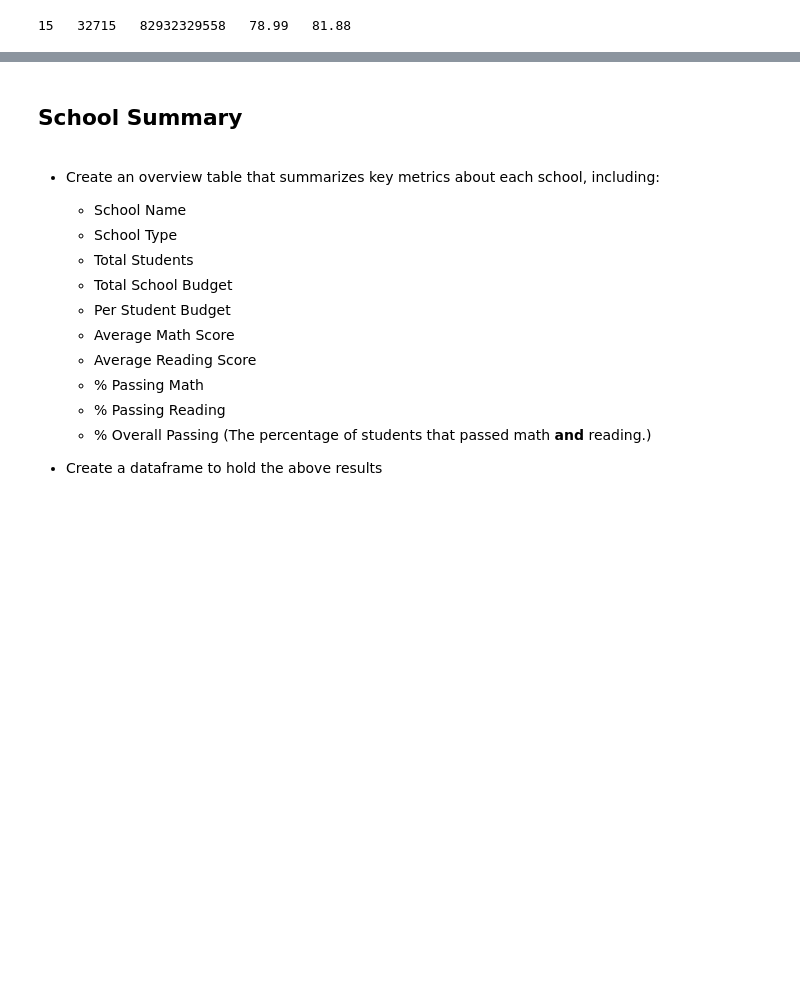
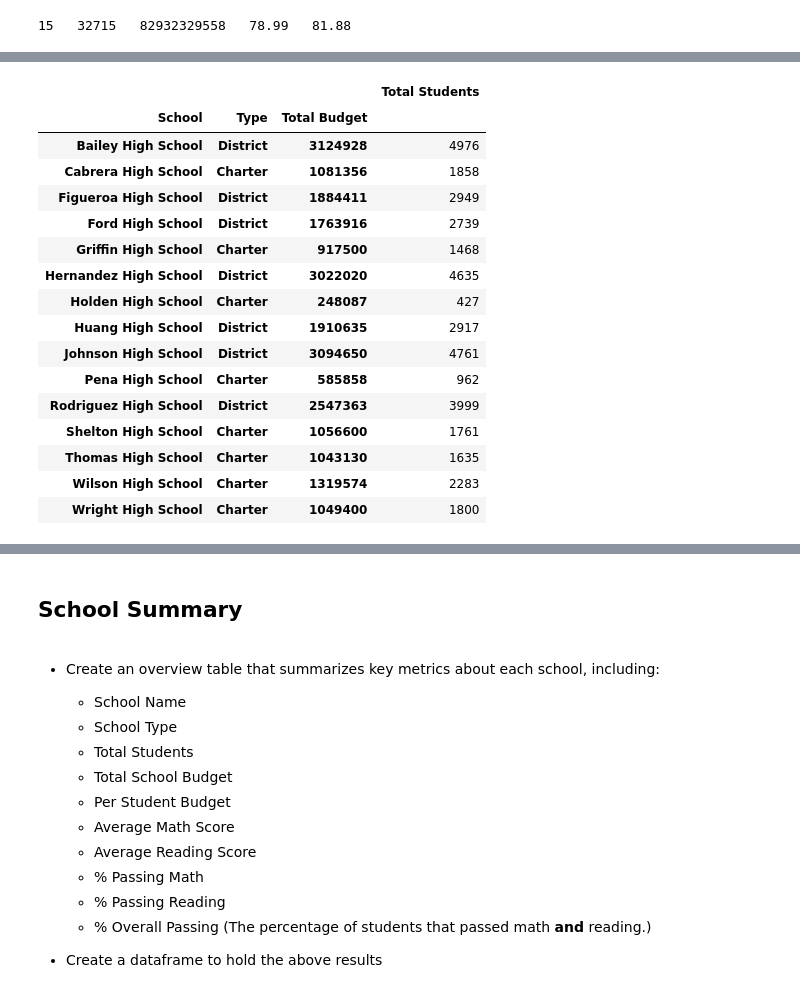
Before and after one commit to darrenlefort/Pandas-Challenge, a Jupyter notebook: PyCitySchools/PyCitySchools.ipynb, the cells around one changed output, grey strips where cells are left out. Cells and saved outputs as stored; diff of their text form; code cells hidden in the pictures; blank space fills up the shorter version.

```diff
--- a/PyCitySchools/PyCitySchools.ipynb
+++ b/PyCitySchools/PyCitySchools.ipynb
@@ -97,0 +98,5 @@ district_summ
+# %%
+school_summ["Math Score"] = school_summ.loc[school_summ["Math Grade"]== "Pass", ["Total Students"]]
+school_summ["Reading Score"] = school_summ.loc[school_summ["Reading Grade"]== "Pass", ["Total Students"]]
+school_summ["Both Passed"] = school_summ.loc[school_summ["Pass Both"]== True, ["Total Students"]]
+school_summ.head()
@@ -98,3 +110,27 @@ district_summ
+# %%
+school_summ = school_summ.fillna(0)
+# %%
+school_summ = school_summ.groupby(["School","Type","Total Budget"],as_index=True).agg({"Total Students": "sum"})
+# "Math Score": "sum", "Reading Score": "sum", "Both Passed": "sum"
+school_summ
+# %% [output]
+|  |  |  | Total Students |
+| School | Type | Total Budget |  |
+| Bailey High School | District | 3124928 | 4976 |
+| Cabrera High School | Charter | 1081356 | 1858 |
+| Figueroa High School | District | 1884411 | 2949 |
+| Ford High School | District | 1763916 | 2739 |
+| Griffin High School | Charter | 917500 | 1468 |
+| Hernandez High School | District | 3022020 | 4635 |
+| Holden High School | Charter | 248087 | 427 |
+| Huang High School | District | 1910635 | 2917 |
+| Johnson High School | District | 3094650 | 4761 |
+| Pena High School | Charter | 585858 | 962 |
+| Rodriguez High School | District | 2547363 | 3999 |
+| Shelton High School | Charter | 1056600 | 1761 |
+| Thomas High School | Charter | 1043130 | 1635 |
+| Wilson High School | Charter | 1319574 | 2283 |
+| Wright High School | Charter | 1049400 | 1800 |
 # %%
 school_summ["Budget per Student"] = school_summ["Total Budget"] / school_summ["Total Students"]
 
```
Also changed, not shown: parts of 5 cells of this notebook.
